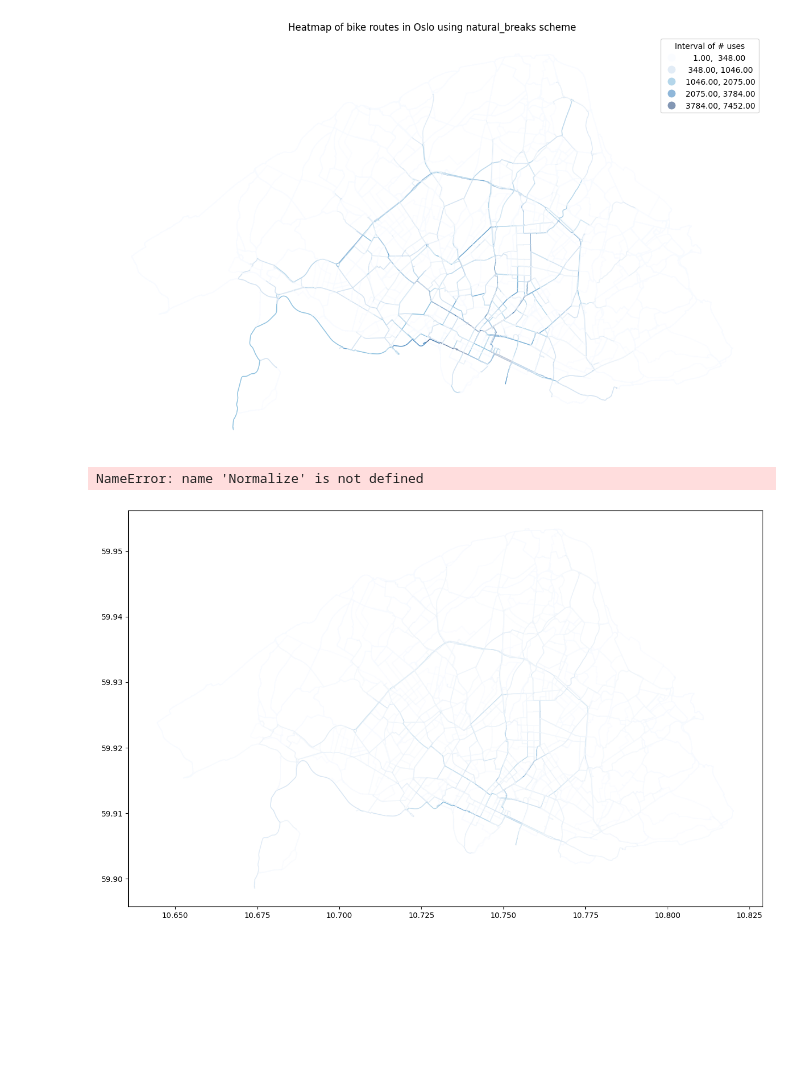
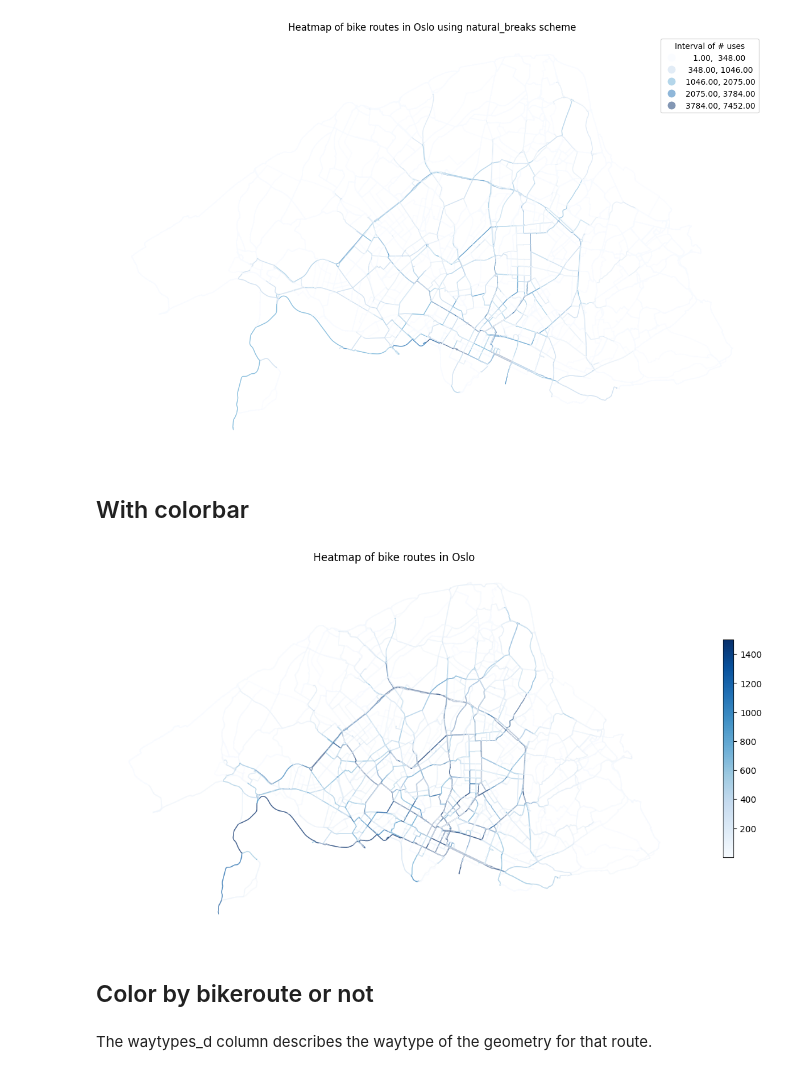
Before and after one commit to ThomasClaudinger/KDS_GeospatialDataScience_project, a Jupyter notebook: scripts/map_of_routes_freq.ipynb, the cells around one changed output. Drawn from its saved outputs; the diff is of its cells as text; code cells hidden in the pictures; blank space fills up the shorter version.

Commit message:
Added more plots in notebook and figures.

```diff
--- a/scripts/map_of_routes_freq.ipynb
+++ b/scripts/map_of_routes_freq.ipynb
@@ -29,6 +49,10 @@ str(LineString([(10.786247, 59.904461), (10.786262, 59.904486)]))
 ### Counting segments
 # %%
 from tqdm import tqdm
+
+def segments(curve):
+    return list(map(LineString, zip(curve.coords[:-1], curve.coords[1:])))
+
 
 # Check if there is a segments_counts.pickle file in the data folder.
 # If there is, load it. If not, create it.
@@ -53,6 +77,10 @@ except FileNotFoundError:
             # Update progress bar
             pbar.update(1)
 
+            # Waytypes for all segments in the line
+            # ([:-1] because last entry is an empty string, so we remove it)
+            waytypes = [i.split(" ") for i in bike_data['waytypes_d'].iloc[i].split(';')][:-1]
+
             # Getting the linestring from geometry.
             line = bike_data.iloc[i].geometry
 
@@ -60,15 +88,21 @@ except FileNotFoundError:
             line_segments = segments(line)
 
             # For each segment in the line, add the segment to the dict and add count.
-            for segment in line_segments:
+            for idx, segment in enumerate(line_segments):
 
                 # Check if it is in the dict, if not add it.
                 if segment not in segments_counts:
-                    segments_counts[segment] = 1
+
+                    # Getting the waytype for the specific segment
+                    for wt in waytypes:
+                        if int(wt[0]) <= idx and int(wt[1]) > idx:
+                            waytype = wt[2]
+
+                    segments_counts[segment] = [1, waytype]
 
                 # If it is in the dict, add 1 to the count.
                 else:
-                    segments_counts[segment] += 1
+                    segments_counts[segment][0] += 1
 
     # We are saving the counts dict in a pickle file.
     with open("../data/segments_counts.pickle", "wb") as f:
@@ -98,7 +132,7 @@ segments_counts
  ...}
 # %%
 # Creating a geodataframe with the segments as geometry and the counts as a column.
-segments_gdf = gpd.GeoDataFrame.from_dict(segments_counts, orient='index', columns=['count'])
+segments_gdf = gpd.GeoDataFrame.from_dict(segments_counts, orient='index', columns=['count', 'waytype'])
 segments_gdf.reset_index(inplace=True)
 segments_gdf.rename(columns={'index': 'geometry'}, inplace=True)
 segments_gdf.set_geometry(col='geometry', inplace=True)
@@ -148,33 +182,41 @@ for scheme in ['natural_breaks']:
     plt.show()
 # %% [output]
 [figure]
+# %% [markdown]
+## With colorbar
 # %%
 # Set the column to plot and the colormap
 column_to_plot = 'count'
 cmap = 'Blues'
 
 # Create a figure and axis
 fig, ax = plt.subplots(figsize=(15,15))
 
+# Create a Normalize object to map the data column's values to the colormap range
+vmin = segments_gdf[column_to_plot].min()
+# vmax = segments_gdf[column_to_plot].max()
+vmax = 1500
+norm = Normalize(vmin=vmin, vmax=vmax)
+
 # Plot the data
-segments_gdf.plot(column=column_to_plot, cmap=cmap, linewidth=1, alpha=0.5, ax=ax)
+segments_gdf.plot(column=column_to_plot, cmap=cmap, linewidth=1, alpha=0.5, ax=ax, vmin=vmin, vmax=vmax)
 
 # Create a color bar
-vmin = segments_gdf[column_to_plot].min()
-vmax = segments_gdf[column_to_plot].max()
-norm = Normalize(vmin=vmin, vmax=vmax)
 sm = plt.cm.ScalarMappable(cmap=cmap, norm=norm)
 sm.set_array([])
-plt.colorbar(sm, ax=ax)
+plt.colorbar(sm, ax=ax, shrink=0.3)
 
 # Remove all axis spines and ticks
 ax.axis('off')
 
 # Set the title of the plot
-ax.set_title(f'Heatmap of bike routes in Oslo using {cmap} colormap')
+ax.set_title(f'Heatmap of bike routes in Oslo')
 
 # Show the plot
 plt.show()
 # %% [output]
-NameError: name 'Normalize' is not defined
-[figure, old version]
+[figure, new version]
+# %% [markdown]
+## Color by bikeroute or not
+# %% [markdown]
+The waytypes_d column describes the waytype of the geometry for that route.
```
Also changed, not shown: parts of 12 cells of this notebook, 3 other files.
